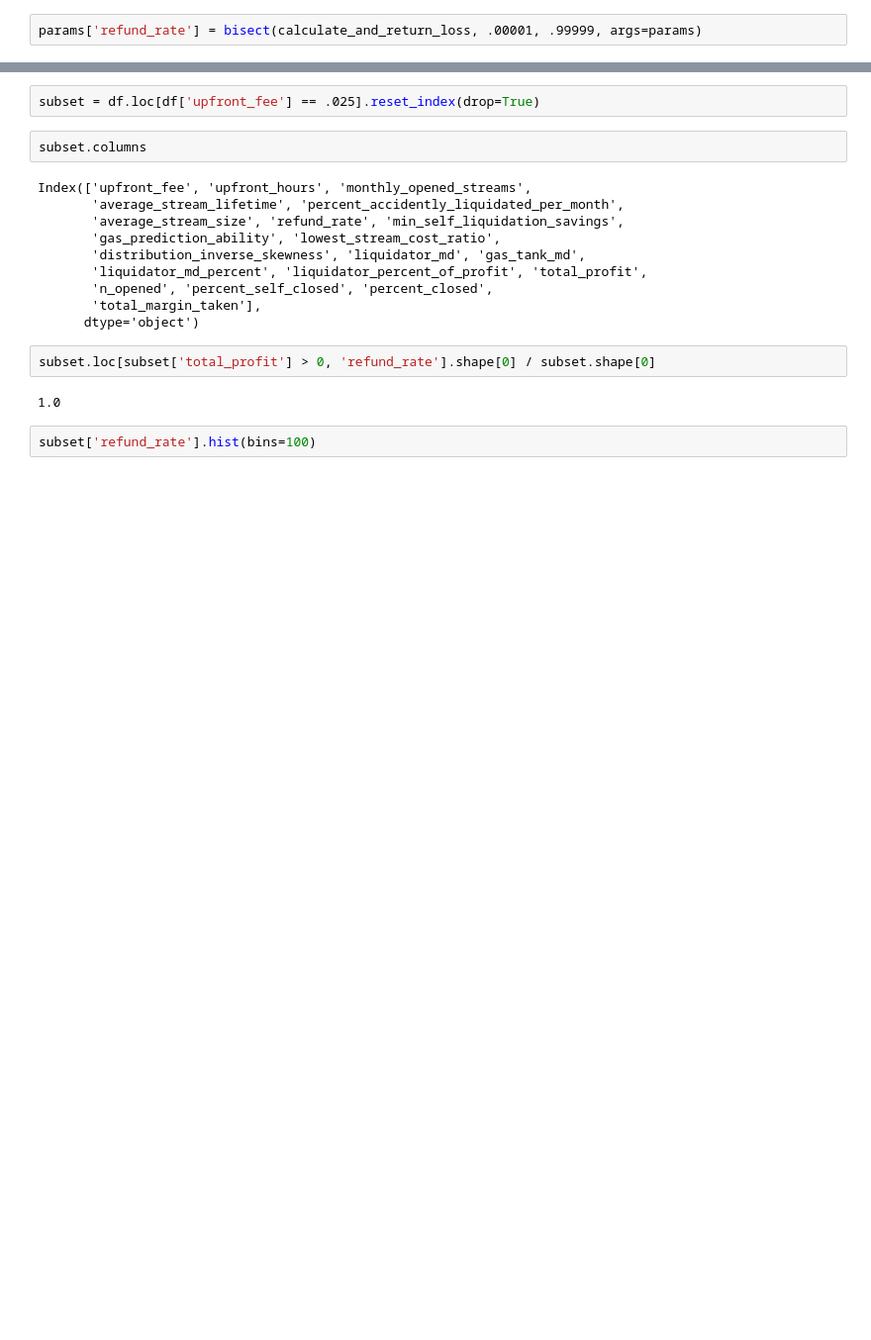
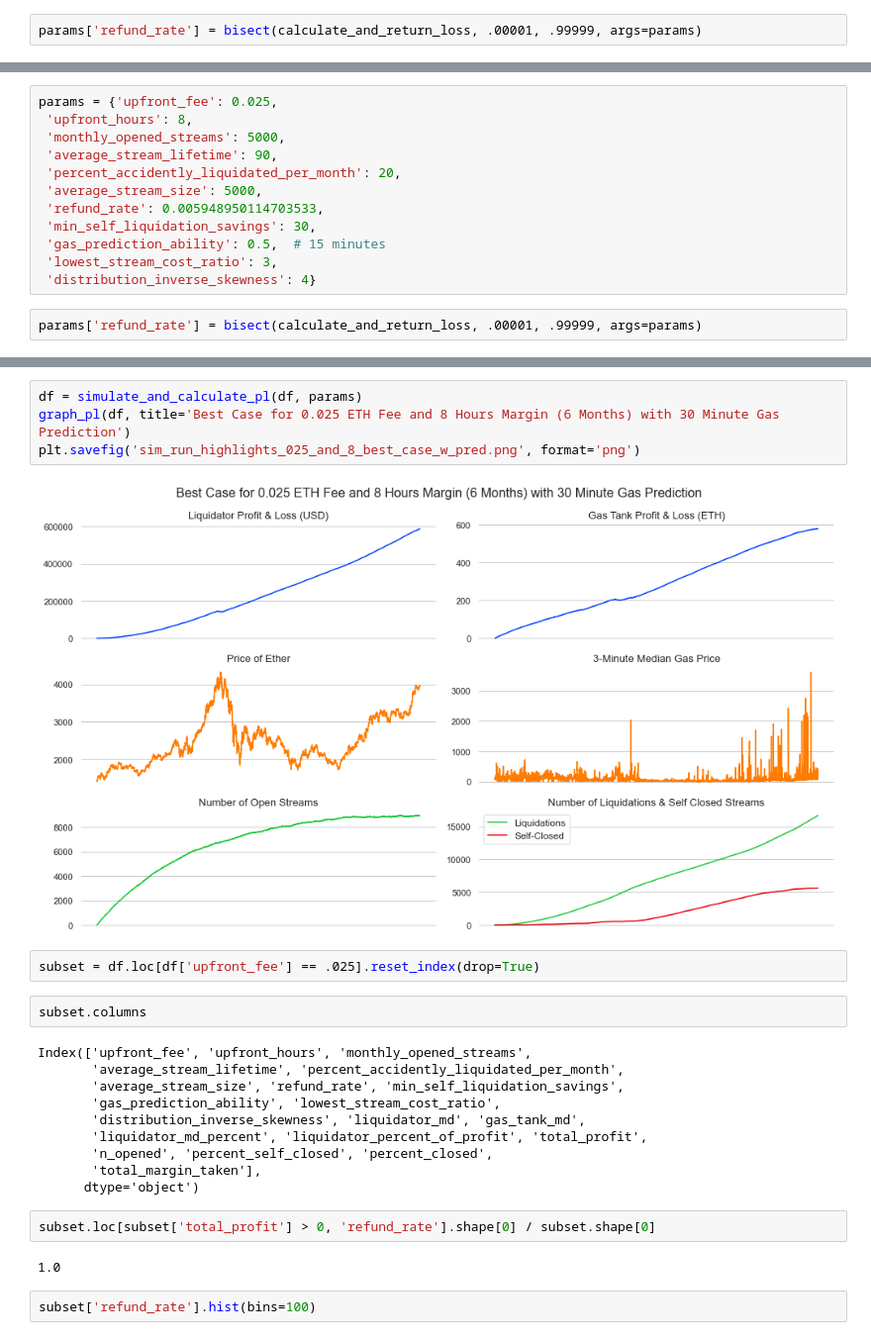
Before and after one commit to mcurcio5/superfluid-liquidations, a Jupyter notebook: sim_analysis.ipynb, the cells around one changed output, grey strips where cells are left out. Shown at 99% size. Cells and saved outputs as stored; diff of their text form; blank space fills up the shorter version.

```diff
--- a/sim_analysis.ipynb
+++ b/sim_analysis.ipynb
@@ -533,0 +557,14 @@ plt.savefig('sim_run_highlights_025_and_8.png', format='png')
+# %%
+params = {'upfront_fee': 0.025,
+ 'upfront_hours': 8,
+ 'monthly_opened_streams': 5000,
+ 'average_stream_lifetime': 90,
+ 'percent_accidently_liquidated_per_month': 20,
+ 'average_stream_size': 5000,
+ 'refund_rate': 0.005948950114703533,
+ 'min_self_liquidation_savings': 30,
+ 'gas_prediction_ability': 0.5,  # 15 minutes
+ 'lowest_stream_cost_ratio': 3,
+ 'distribution_inverse_skewness': 4}
+# %%
+params['refund_rate'] = bisect(calculate_and_return_loss, .00001, .99999, args=params)
@@ -534,3 +585,9 @@ plt.savefig('sim_run_highlights_025_and_8.png', format='png')
+# %%
+df = simulate_and_calculate_pl(df, params)
+graph_pl(df, title='Best Case for 0.025 ETH Fee and 8 Hours Margin (6 Months) with 30 Minute Gas Prediction')
+plt.savefig('sim_run_highlights_025_and_8_best_case_w_pred.png', format='png')
+# %% [output]
+[figure, added]
 # %%
 subset = df.loc[df['upfront_fee'] == .025].reset_index(drop=True)
 # %%
```
Also changed, not shown: parts of 6 cells of this notebook, 1 other file.
